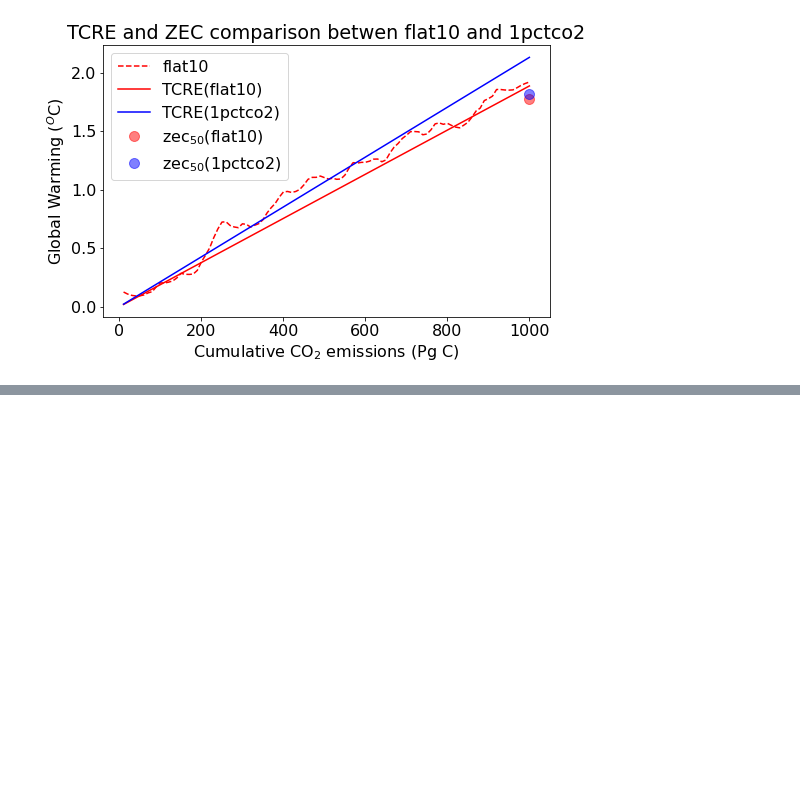
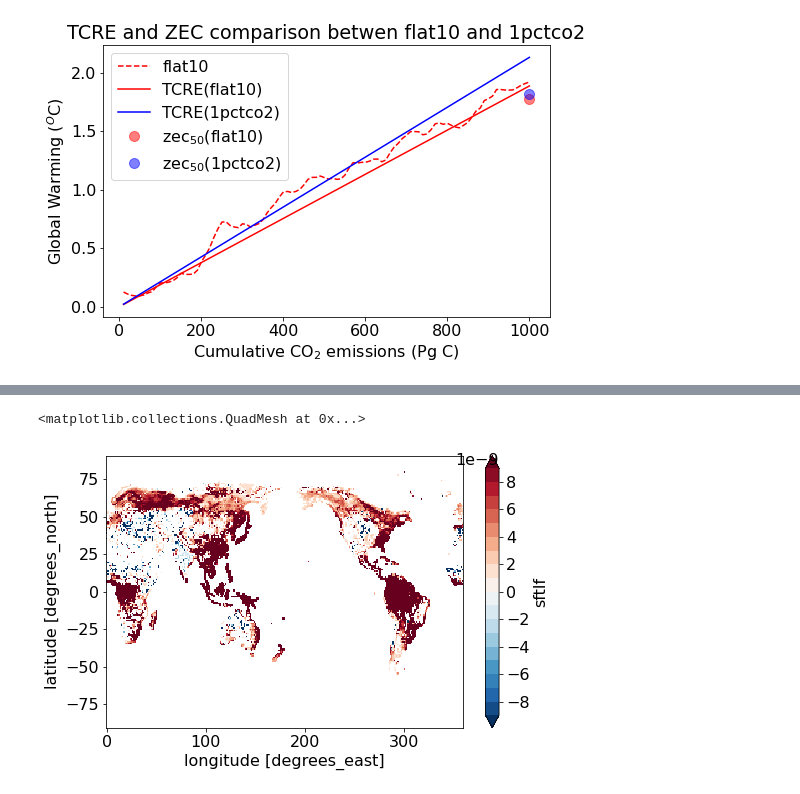
Before and after one commit to ckoven/flat10, a Jupyter notebook: flat10-analysis.ipynb, the cells around one changed output, grey strips where cells are left out. Cells and saved outputs as stored; diff of their text form; code cells hidden in the pictures; blank space fills up the shorter version.

```diff
--- a/flat10-analysis.ipynb
+++ b/flat10-analysis.ipynb
@@ -581,0 +674,12 @@ emiss_land_map.plot(levels=np.arange(-50,50)*1e-10)
+# %%
+for l in range(len(results)):
+    i,j, tau, a = results[l]
+    tau_land_map[j,i] = tau
+    emiss_land_map[j,i] = a
+emiss_land_mask = (emiss_land_map /emiss_land_map) / ((np.abs(emiss_land_map) > 1.e-9) * (emiss_land_map < 1.e-7))
+# %%
+emiss_land_map_masked = emiss_land_map * emiss_land_mask
+emiss_land_map_masked.plot(levels=np.arange(-9,10)*1e-9)
+# %% [output]
+<matplotlib.collections.QuadMesh at 0x...>
+[figure, added]
```
Also changed, not shown: parts of 44 cells of this notebook.
